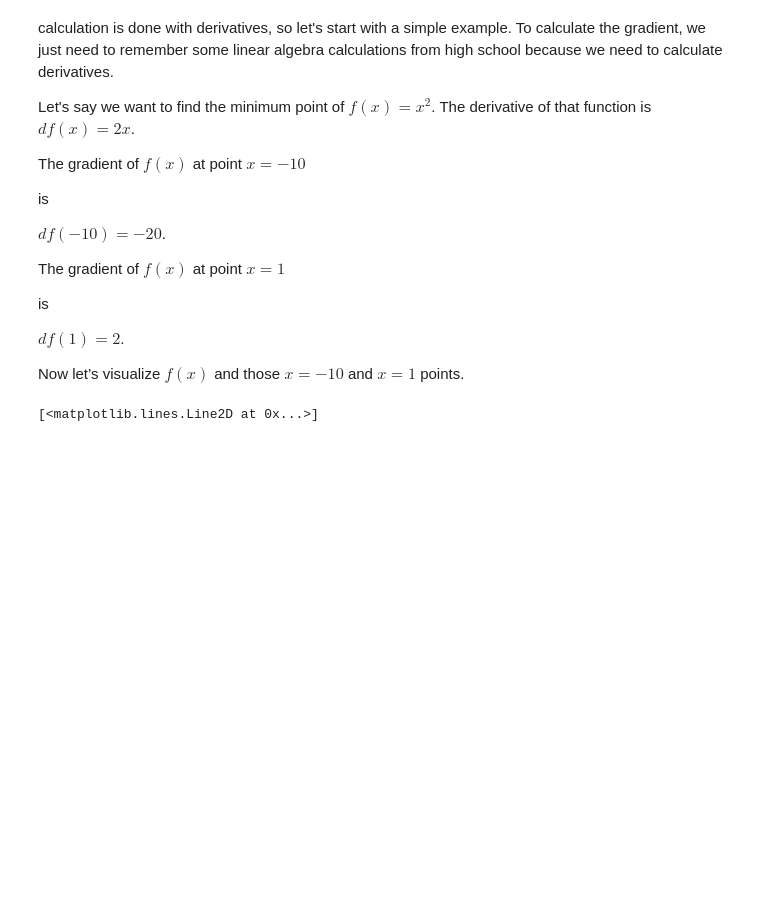
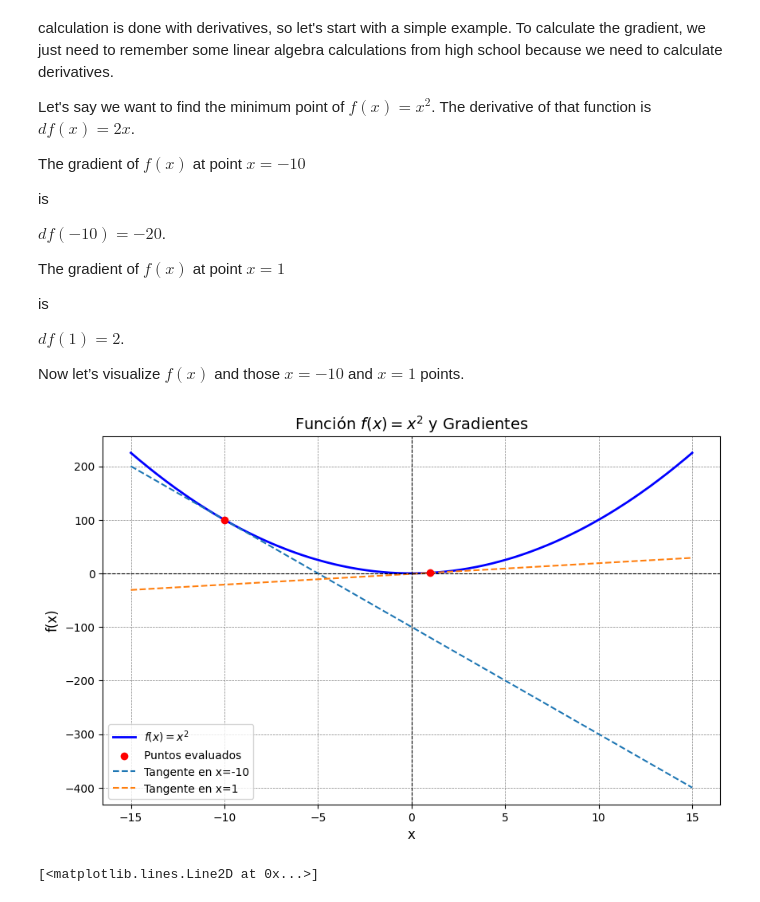
Before and after one commit to KALGonzalez/calculus-and-algebra-problems-with-python, a Jupyter notebook: notebook/problems.ipynb, the cells around one changed output. Drawn from its saved outputs; the diff is of its cells as text; code cells hidden in the pictures; blank space fills up the shorter version.

```diff
--- a/notebook/problems.ipynb
+++ b/notebook/problems.ipynb
@@ -152,6 +246,47 @@ is
 $df(1)=2$.
 
 Now let’s visualize $f(x)$ and those $x=-10$ and $x=1$ points.
+# %%
+import numpy as np
+import matplotlib.pyplot as plt
+
+# Definir la función f(x) y su derivada df(x)
+def f(x):
+    return x**2
+
+def df(x):
+    return 2 * x
+
+# Puntos donde evaluaremos la función y su gradiente
+x_points = np.array([-10, 1])  # Puntos específicos: x = -10, x = 1
+f_points = f(x_points)  # Valores de f(x) en esos puntos
+gradients = df(x_points)  # Valores de df(x) en esos puntos
+
+# Crear el dominio para graficar
+x = np.linspace(-15, 15, 500)
+y = f(x)
+
+# Graficar la función
+plt.figure(figsize=(10, 6))
+plt.plot(x, y, label="$f(x) = x^2$", color="blue", linewidth=2)
+plt.scatter(x_points, f_points, color="red", label="Puntos evaluados", zorder=5)
+
+# Dibujar las tangentes en los puntos
+for i, x0 in enumerate(x_points):
+    tangent_line = gradients[i] * (x - x0) + f_points[i]
+    plt.plot(x, tangent_line, linestyle="--", label=f"Tangente en x={x0}")
+
+# Configurar el gráfico
+plt.title("Función $f(x) = x^2$ y Gradientes", fontsize=14)
+plt.xlabel("x", fontsize=12)
+plt.ylabel("f(x)", fontsize=12)
+plt.axhline(0, color="black", linewidth=0.8, linestyle="--")
+plt.axvline(0, color="black", linewidth=0.8, linestyle="--")
+plt.grid(color='gray', linestyle='--', linewidth=0.5)
+plt.legend()
+plt.show()
+# %% [output]
+[figure, added]
 # %%
 # Define and plot the function
 def f(x): return 0.1*(x)**2 -9*x + 4500
```
Also changed, not shown: parts of 6 cells of this notebook.
